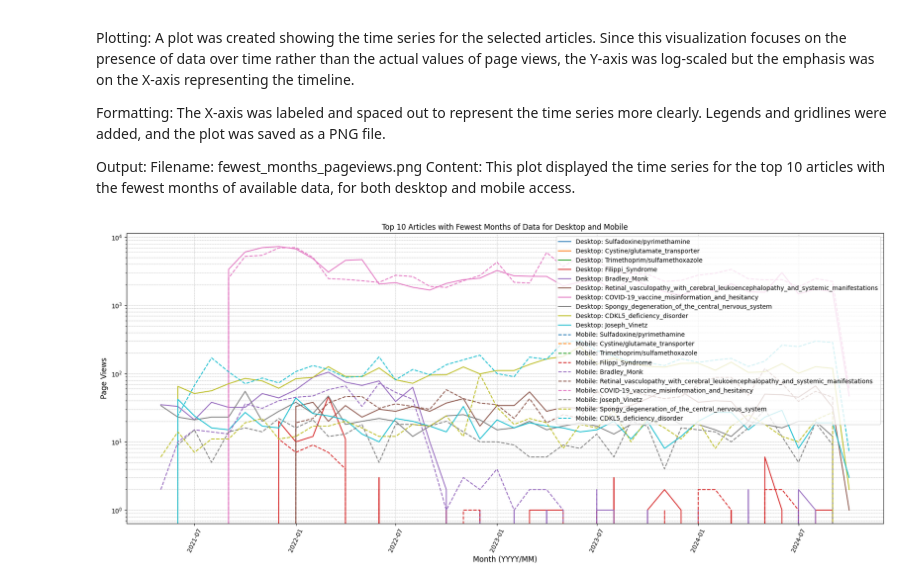
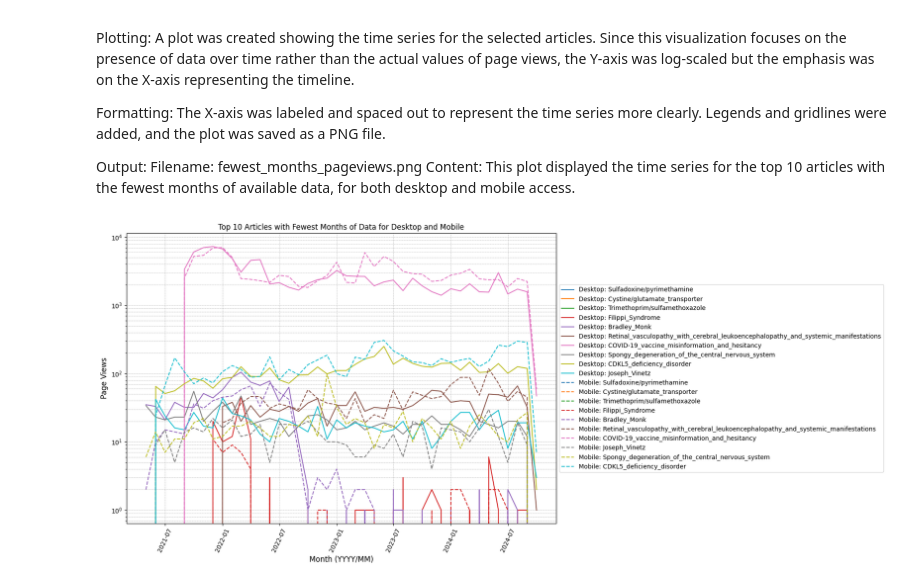
Before and after one commit to salelbakri/data-512-homework_1, a Jupyter notebook: data-512-homework_1.ipynb, the cells around one changed output. Cells and saved outputs as stored; diff of their text form; code cells hidden in the pictures.

```diff
--- a/data-512-homework_1.ipynb
+++ b/data-512-homework_1.ipynb
@@ -31,8 +32,12 @@ HEADERS = {
 START_DATE = '20150701'  # YYYYMMDD format
 END_DATE = datetime.datetime.now().strftime("%Y%m01")  # Up to the last full month
 
-# Load the article data from your CSV file
-file_path = '/Users/salahelbakri/Downloads/HW1/rare-disease_cleaned.AUG.2024.csv'
+# Define the base directory (update this with your project folder)
+base_dir = '/Users/salahelbakri/Downloads/HW1'  # Or use relative paths
+
+# Construct the file path dynamically
+file_path = os.path.join(base_dir, 'rare-disease_cleaned.AUG.2024.csv')
+
 
 def load_articles(filepath):
     articles = []
@@ -178,19 +183,17 @@ The format for these files ensures that each article's traffic data is stored as
 start_yyyymm = START_DATE[:6]
 end_yyyymm = END_DATE[:6]
 
-output_directory = '/Users/salahelbakri/Downloads/HW1'
+# Define base directory for output
+output_directory = os.path.join(base_dir)
+
 # Save desktop data
-with open(f'{output_directory}rare-disease_monthly_desktop_{start_yyyymm}-{end_yyyymm}.json', 'w', encoding='utf-8') as f:
+with open(os.path.join(output_directory, f'rare-disease_monthly_desktop_{start_yyyymm}-{end_yyyymm}.json'), 'w', encoding='utf-8') as f:
     json.dump(data_desktop, f, ensure_ascii=False, indent=4)
 
 # Save mobile data
-with open(f'{output_directory}rare-disease_monthly_mobile_{start_yyyymm}-{end_yyyymm}.json', 'w', encoding='utf-8') as f:
+with open(os.path.join(output_directory, f'rare-disease_monthly_mobile_{start_yyyymm}-{end_yyyymm}.json'), 'w', encoding='utf-8') as f:
     json.dump(data_mobile, f, ensure_ascii=False, indent=4)
 
-# Save cumulative data
-with open(f'{output_directory}rare-disease_monthly_cumulative_{start_yyyymm}-{end_yyyymm}.json', 'w', encoding='utf-8') as f:
-    json.dump(data_cumulative, f, ensure_ascii=False, indent=4)
-
 print("Data collection complete! Files saved.")
 # %% [output]
 Data collection complete! Files saved.
@@ -569,33 +612,32 @@ df_fewest_mobile.sort_index(inplace=True)
 # Plotting the data
 plt.figure(figsize=(18, 8))
 
 # Plot the articles with fewest months of data for desktop
 for article in df_fewest_desktop.columns:
     plt.plot(df_fewest_desktop.index, df_fewest_desktop[article], label=f'Desktop: {article}')
 
 # Plot the articles with fewest months of data for mobile
 for article in df_fewest_mobile.columns:
     plt.plot(df_fewest_mobile.index, df_fewest_mobile[article], label=f'Mobile: {article}', linestyle='--')
 
 # Formatting the plot
 plt.title('Top 10 Articles with Fewest Months of Data for Desktop and Mobile')
 plt.xlabel('Month (YYYY/MM)', fontsize=12)
 plt.ylabel('Page Views', fontsize=12)
 plt.xticks(rotation=65, fontsize=10)
 plt.yticks(fontsize=10)
 
 # Set the y-axis to log scale
 plt.yscale('log')
 
-# Add a legend
-plt.legend(loc='upper right', fontsize=10)
+plt.legend(loc='center left', bbox_to_anchor=(1, 0.5), fontsize=10)
 
 # Add grid for better readability
 plt.grid(True, which='both', linestyle='--', linewidth=0.5)
 
 # Save and show the plot
 plt.tight_layout()
 plt.savefig('/Users/salahelbakri/Downloads/HW1/fewest_months_pageviews.png', format='png')
 plt.show()
 # %% [output]
-[figure, old version]
+[figure, new version]
```
Also changed, not shown: parts of 5 cells of this notebook, 4 other files.
